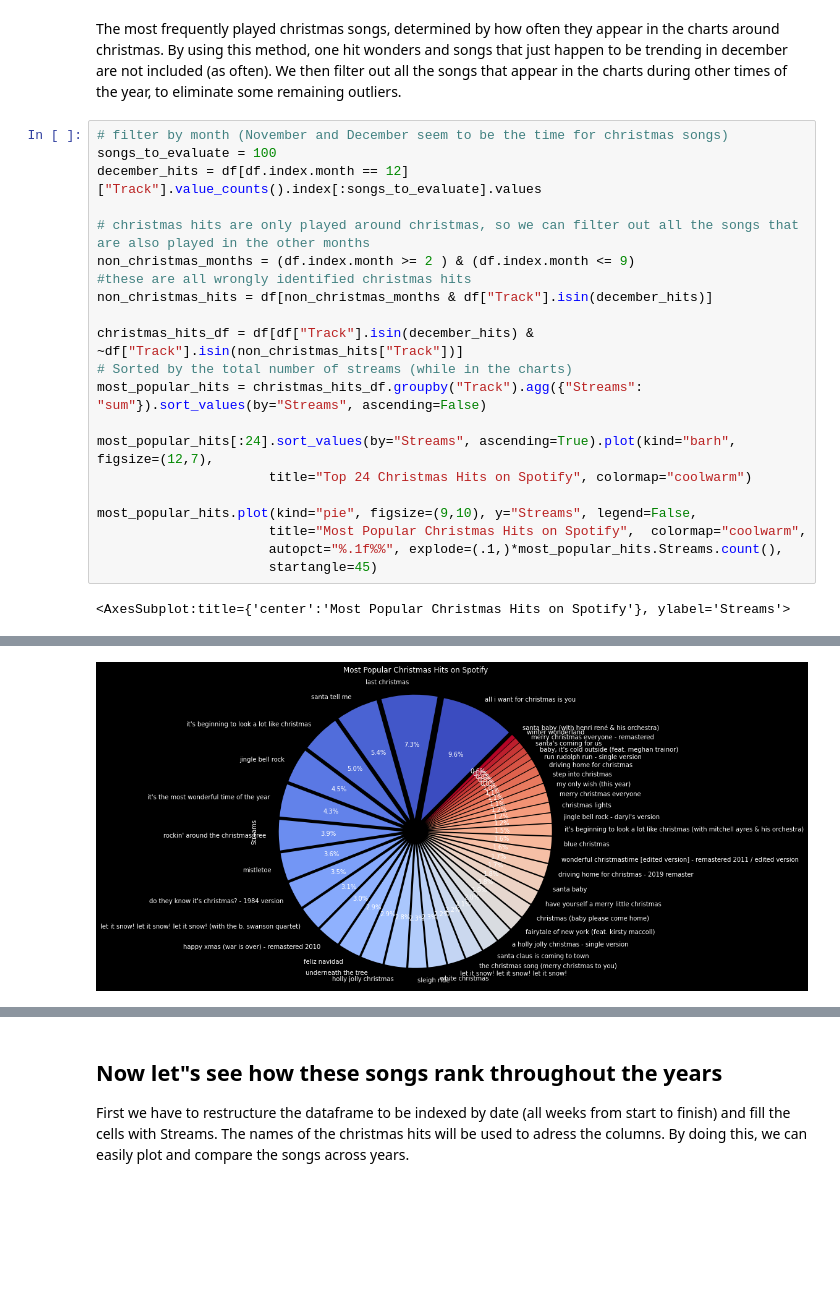
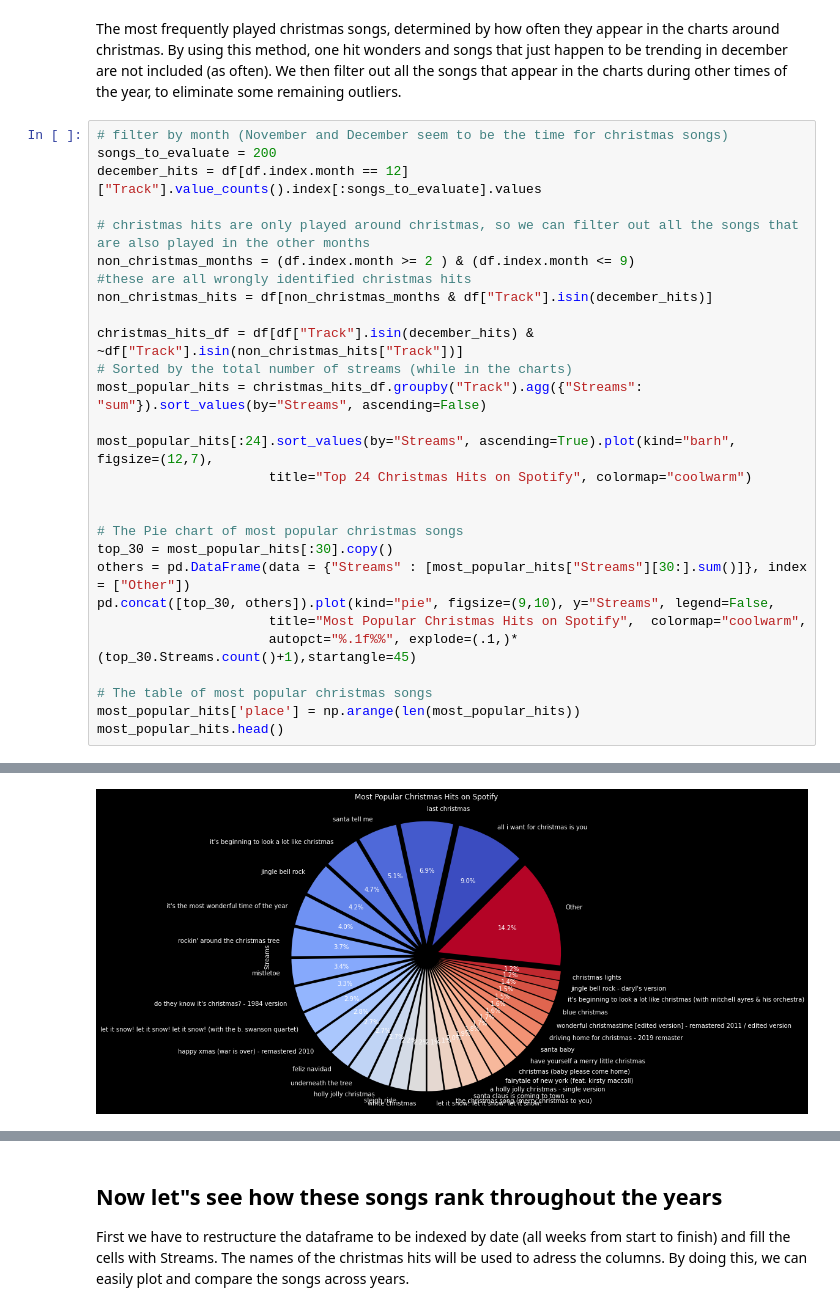
Before and after one commit to missing-user/christmasPredictor, a Jupyter notebook: index.ipynb, the cells around one changed output, grey strips where cells are left out. Cells and saved outputs as stored; diff of their text form; blank space fills up the shorter version.

Commit message:
added other category to pie chart

```diff
--- a/index.ipynb
+++ b/index.ipynb
@@ -43,7 +43,7 @@ genres_by_month = df.groupby([df.index.month]).apply(lambda x: x.sum())["Artist_
 The most frequently played christmas songs, determined by how often they appear in the charts around christmas. By using this method, one hit wonders and songs that just happen to be trending in december are not included (as often). We then filter out all the songs that appear in the charts during other times of the year, to eliminate some remaining outliers.
 # %%
 # filter by month (November and December seem to be the time for christmas songs)
-songs_to_evaluate = 100
+songs_to_evaluate = 200
 december_hits = df[df.index.month == 12]["Track"].value_counts().index[:songs_to_evaluate].values
 
 # christmas hits are only played around christmas, so we can filter out all the songs that are also played in the other months
@@ -58,9 +58,15 @@ most_popular_hits = christmas_hits_df.groupby("Track").agg({"Streams": "sum"}).s
 most_popular_hits[:24].sort_values(by="Streams", ascending=True).plot(kind="barh", figsize=(12,7),
                       title="Top 24 Christmas Hits on Spotify", colormap="coolwarm")
 
-most_popular_hits.plot(kind="pie", figsize=(9,10), y="Streams", legend=False,
+
+# The Pie chart of most popular christmas songs
+top_30 = most_popular_hits[:30].copy()
+others = pd.DataFrame(data = {"Streams" : [most_popular_hits["Streams"][30:].sum()]}, index = ["Other"])
+pd.concat([top_30, others]).plot(kind="pie", figsize=(9,10), y="Streams", legend=False,
                       title="Most Popular Christmas Hits on Spotify",  colormap="coolwarm",
-                      autopct="%.1f%%", explode=(.1,)*most_popular_hits.Streams.count(),
-                      startangle=45)
+                      autopct="%.1f%%", explode=(.1,)*(top_30.Streams.count()+1),startangle=45)
+
+# The table of most popular christmas songs
+most_popular_hits['place'] = np.arange(len(most_popular_hits))
+most_popular_hits.head()
 # %% [output]
-<AxesSubplot:title={'center':'Most Popular Christmas Hits on Spotify'}, ylabel='Streams'>
@@ -67,5 +80,5 @@ most_popular_hits.plot(kind="pie", figsize=(9,10), y="Streams", legend=False,
 [figure]
-[figure, old version]
+[figure, new version]
 # %%
 import re
 from wordcloud import WordCloud
```
Also changed, not shown: parts of 7 cells of this notebook.
